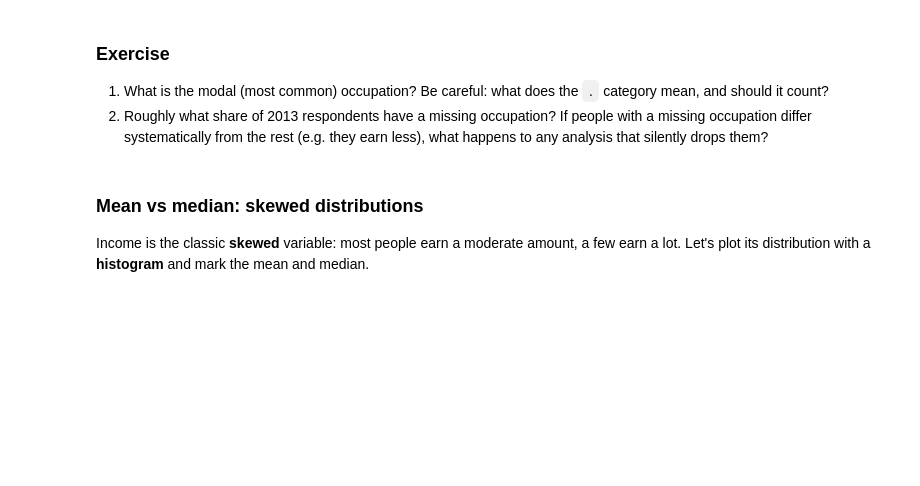
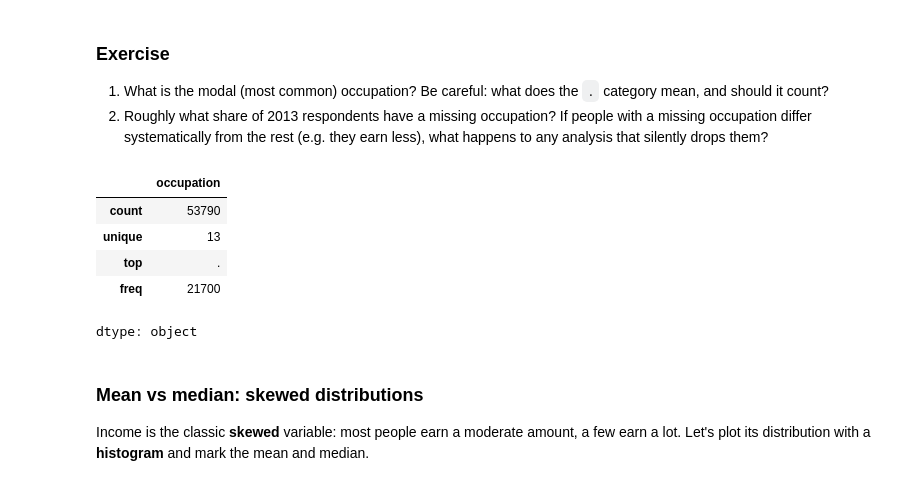
Before and after one commit to nmannbenn-debug/QM2, a Jupyter notebook: notebooks/W05. Distributions and Basic Statistics.ipynb, the cells around one changed output. Saved outputs shown, nothing was run; the diff lists cells and outputs as text; code cells hidden in the pictures; blank space fills up the shorter version.

```diff
--- a/notebooks/W05. Distributions and Basic Statistics.ipynb
+++ b/notebooks/W05. Distributions and Basic Statistics.ipynb
@@ -174,3 +182,20 @@ plt.show()
+# %%
+# your code here
+for col in ["occupation"]:
+    df[col] = df[col].astype("category")
+
+df["occupation"].describe()
+
+#most common occupation is not described by categories of census... therefore we do not know the single, most popular occupation
+
+#21486/52923 is roughly 41% of 2013 respondents, analysis will be inaccurate if such a large population, with a trend, is dropped. it will skew unfairly high
+# %% [output]
+|  | occupation |
+| count | 53790 |
+| unique | 13 |
+| top | . |
+| freq | 21700 |
+dtype: object
 # %% [markdown]
 ### Mean vs median: skewed distributions
 
```
Also changed, not shown: parts of 15 cells of this notebook.
